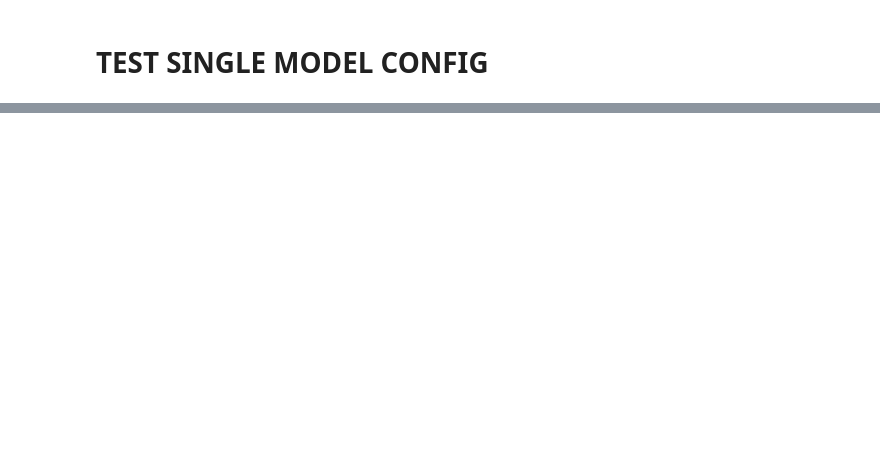
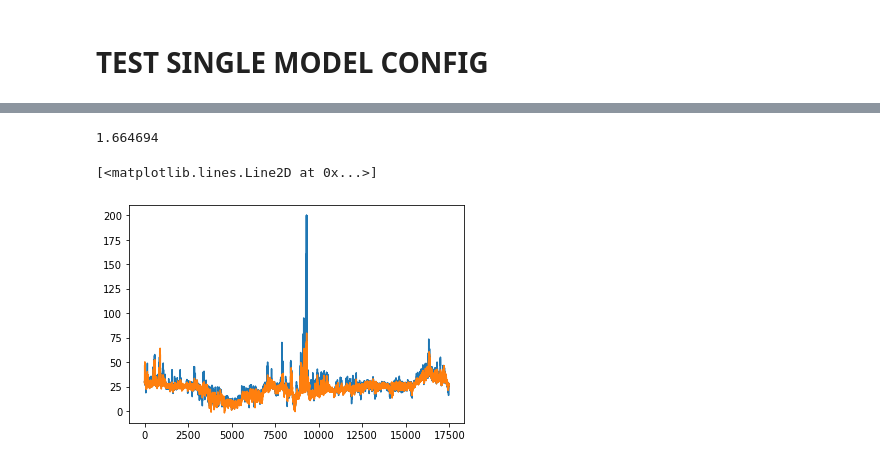
Before and after one commit to Nixtla/Nixtla, a Jupyter notebook: nbs/experiments_nbeats__hyperopt_epf.ipynb, the cells around one changed output, grey strips where cells are left out. Cells and saved outputs as stored; diff of their text form; code cells hidden in the pictures; blank space fills up the shorter version.

```diff
--- a/nbs/experiments_nbeats__hyperopt_epf.ipynb
+++ b/nbs/experiments_nbeats__hyperopt_epf.ipynb
@@ -505,16 +433,16 @@ def run_val_nbeatsx(mc, Y_df, X_df, S_df, trials, trials_file_name, final_evalua
 
     #---------------------------------- Instantiate model, fit and predict ----------------------------------#
 
-    # y_total, y_hat_total, meta_data, model = model_fit_predict_roll(mc=mc, Y_df=Y_df, X_df=X_df, S_df=S_df,
-    #                                                                offsets=[0], n_timestamps_pred=365*2*24)
+    y_total, y_hat_total, mask_total, meta_data, model = model_fit_predict_roll(mc=mc, Y_df=Y_df, X_df=X_df, S_df=S_df,
+                                                                                offsets=[0], n_timestamps_pred=728*24)
 
-    # y_total, y_hat_total, meta_data, model = model_fit_predict_roll(mc=mc, Y_df=Y_df, X_df=X_df, S_df=S_df,
+    # y_total, y_hat_total, mask_total, meta_data, model = model_fit_predict_roll(mc=mc, Y_df=Y_df, X_df=X_df, S_df=S_df,
     #                                                                 offsets=[365*1*24, 0], n_timestamps_pred=365*1*24)
 
-    y_total, y_hat_total, meta_data, model = model_fit_predict_roll(mc=mc, Y_df=Y_df, X_df=X_df, S_df=S_df,
-                                                                   offsets=[9*73*24, 8*73*24, 7*73*24, 6*73*24, 5*73*24,
-                                                                            4*73*24, 3*73*24, 2*73*24, 1*73*24, 0],
-                                                                   n_timestamps_pred=73*24)
+    # y_total, y_hat_total, mask_total, meta_data, model = model_fit_predict_roll(mc=mc, Y_df=Y_df, X_df=X_df, S_df=S_df,
+    #                                                                             offsets=[9*73*24, 8*73*24, 7*73*24, 6*73*24, 5*73*24,
+    #                                                                             4*73*24, 3*73*24, 2*73*24, 1*73*24, 0],
+    #                                                                             n_timestamps_pred=73*24)
 
     print('Best Model Evaluation')
     benchmark_df, y_total_nans_perc, y_hat_total_nans_perc, reported_loss = forecast_evaluation_table(y_total=y_total,
@@ -544,7 +472,7 @@ def run_val_nbeatsx(mc, Y_df, X_df, S_df, trials, trials_file_name, final_evalua
         print(75*'='+'\n')
 
     if return_predictions:
-        return y_total, y_hat_total, meta_data
+        return y_total, y_hat_total, mask_total, meta_data
 
     return results
 # %% [markdown]
@@ -1071,3 +870,13 @@ y_total, y_hat_total, meta_data = run_val_nbeatsx(mc=mc, Y_df=Y_df, X_df=X_df, S
+# %%
+np.mean(np.abs(y_total.flatten()-y_hat_total.flatten()))
+# %% [output]
+1.664694
+# %%
+plt.plot(y_total.flatten())
+plt.plot(y_hat_total.flatten())
+# %% [output]
+[<matplotlib.lines.Line2D at 0x...>]
+[figure, added]
 # %%
 for i, market_data in enumerate(meta_data):
     market = market_data['unique_id']
```
Also changed, not shown: parts of 4 cells of this notebook, 5 other files.
